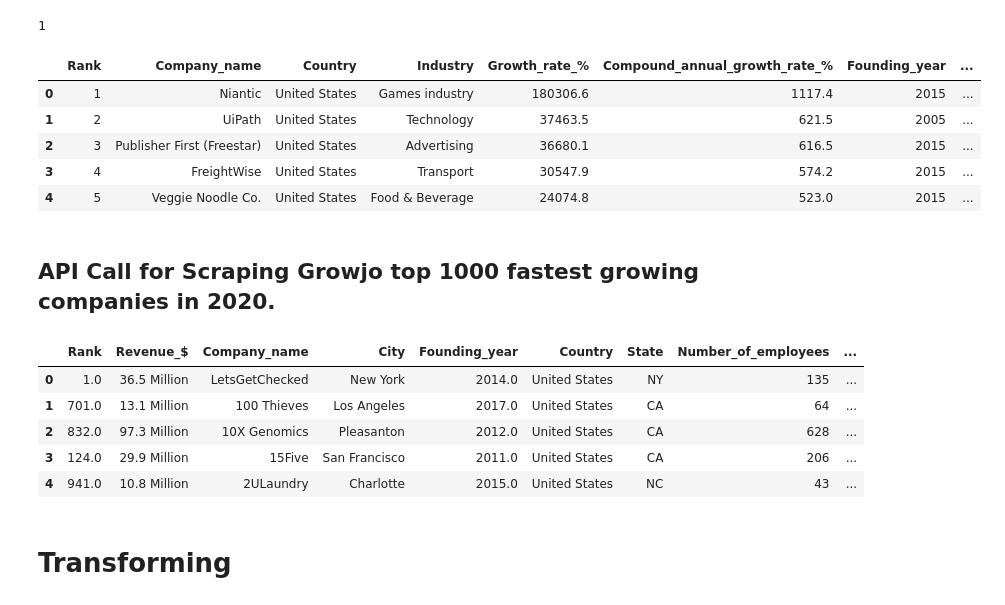
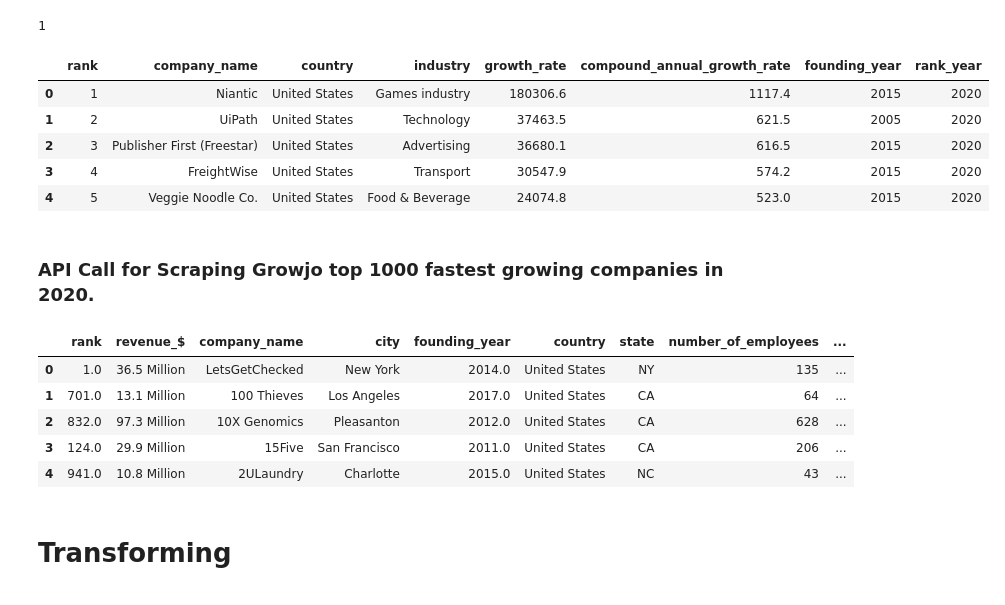
Before and after one commit to ermiasgelaye/ETL-Project, a Jupyter notebook: ETL_data_project.ipynb, the cells around one changed output. Saved outputs shown, nothing was run; the diff lists cells and outputs as text; code cells hidden in the pictures.

```diff
--- a/ETL_data_project.ipynb
+++ b/ETL_data_project.ipynb
@@ -64,37 +66,37 @@ ft_tables_df = ft_tables[0]
 # %%
 # Transforming scraped data
 
 # Drop column we don't need
 drop_ft_columns=ft_tables_df.drop(['Revenue 2018 [in $m]','Revenue 2015 [in $m]','Number of employees 2018'], axis=1)
 
 
 # Remove unnecessary sign "*" from the first column
 
 drop_ft_columns['Name'] = drop_ft_columns['Name'].str.replace(r'*', '')
 
 # rename columns
-rename_ft_df=drop_ft_columns.rename(columns={"Name":"Company_name","FT category":"Industry","Absolute growth rate [in %]":"Growth_rate_%","Founding Year":"Founding_year","Compound annual growth rate (CAGR) [in %]":"Compound_annual_growth_rate_%"})
+rename_ft_df=drop_ft_columns.rename(columns={"Rank":"rank","Name":"company_name","FT category":"industry","Absolute growth rate [in %]":"growth_rate","Founding Year":"founding_year","Compound annual growth rate (CAGR) [in %]":"compound_annual_growth_rate","Country":"country"})
 
 # Add the year column
-rename_ft_df['Rank_year']= '2020'
+rename_ft_df['rank_year']= '2020'
 
-rename_ft_df['Country']= 'United States'
+rename_ft_df['country']= 'United States'
 
 # drop null values Growth
 
 rename_ft_df=rename_ft_df.dropna(axis=1,how='all')
 
 # remove duplicates and show clean data
 
 clean_ft_df=rename_ft_df.drop_duplicates()
 clean_ft_df.head()
 # %% [output]
-|  | Rank | Company_name | Country | Industry | Growth_rate_% | Compound_annual_growth_rate_% | Founding_year | ... |
-| 0 | 1 | Niantic | United States | Games industry | 180306.6 | 1117.4 | 2015 | ... |
-| 1 | 2 | UiPath | United States | Technology | 37463.5 | 621.5 | 2005 | ... |
-| 2 | 3 | Publisher First (Freestar) | United States | Advertising | 36680.1 | 616.5 | 2015 | ... |
-| 3 | 4 | FreightWise | United States | Transport | 30547.9 | 574.2 | 2015 | ... |
-| 4 | 5 | Veggie Noodle Co. | United States | Food & Beverage | 24074.8 | 523.0 | 2015 | ... |
+|  | rank | company_name | country | industry | growth_rate | compound_annual_growth_rate | founding_year | rank_year |
+| 0 | 1 | Niantic | United States | Games industry | 180306.6 | 1117.4 | 2015 | 2020 |
+| 1 | 2 | UiPath | United States | Technology | 37463.5 | 621.5 | 2005 | 2020 |
+| 2 | 3 | Publisher First (Freestar) | United States | Advertising | 36680.1 | 616.5 | 2015 | 2020 |
+| 3 | 4 | FreightWise | United States | Transport | 30547.9 | 574.2 | 2015 | 2020 |
+| 4 | 5 | Veggie Noodle Co. | United States | Food & Beverage | 24074.8 | 523.0 | 2015 | 2020 |
 # %% [markdown]
-## API Call for Scraping Growjo top 1000 fastest growing companies in 2020.
+### API Call for Scraping Growjo top 1000 fastest growing companies in 2020.
 # %%
@@ -148,24 +162,23 @@ growjo_df=growjo_df.drop_duplicates()
 #growjo_df.head()
 # %%
 # Transforming Growjo top 1000 fastest growing companies in 2020
+# drop null values
 
+growjo_df=growjo_df.dropna(axis=1,how='all')
 # Add the year column
-growjo_df['Rank_year']= '2020'
+growjo_df['rank_year']= '2020'
 
 
 # Normalizing revenue in to mellions
-growjo_df['Revenue_$']= (growjo_df['Revenue_$']/1000000).apply(lambda x: '{:,.1f} Million'.format(x))
+growjo_df['revenue_$']= (growjo_df['revenue_$']/1000000).apply(lambda x: '{:,.1f} Million'.format(x))
 
-# drop null values
-
-growjo_df=growjo_df.dropna(axis=1,how='all')
 
 # remove duplicates and show clean data
 
 clean_growjo_df=growjo_df.drop_duplicates()
 clean_growjo_df.head()
 # %% [output]
-|  | Rank | Revenue_$ | Company_name | City | Founding_year | Country | State | Number_of_employees | ... |
+|  | rank | revenue_$ | company_name | city | founding_year | country | state | number_of_employees | ... |
 | 0 | 1.0 | 36.5 Million | LetsGetChecked | New York | 2014.0 | United States | NY | 135 | ... |
 | 1 | 701.0 | 13.1 Million | 100 Thieves | Los Angeles | 2017.0 | United States | CA | 64 | ... |
 | 2 | 832.0 | 97.3 Million | 10X Genomics | Pleasanton | 2012.0 | United States | CA | 628 | ... |
```
Also changed, not shown: parts of 20 cells of this notebook, 2 other files.
